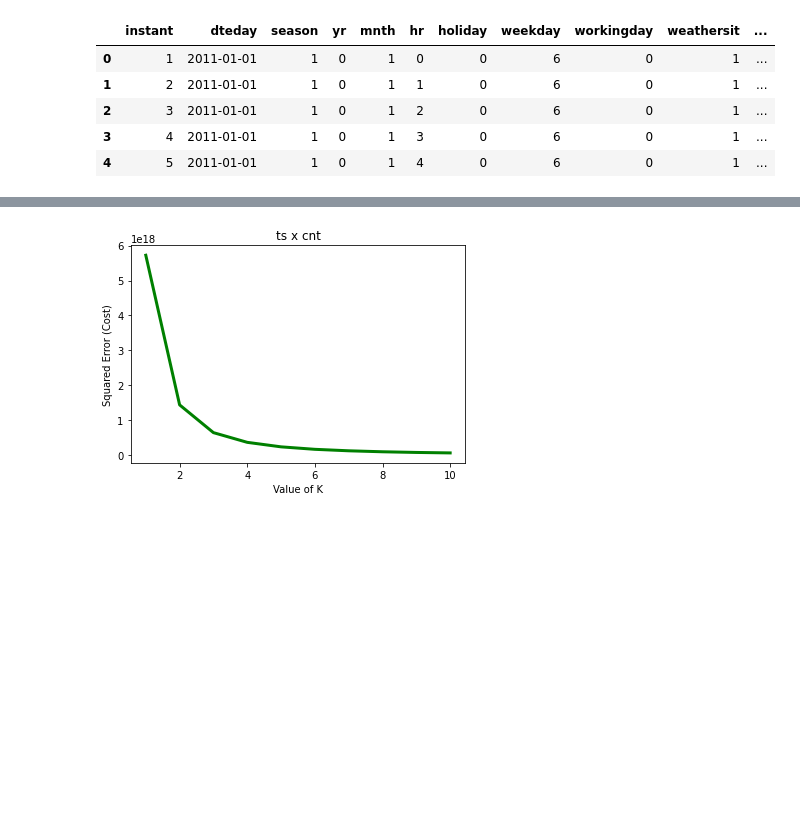
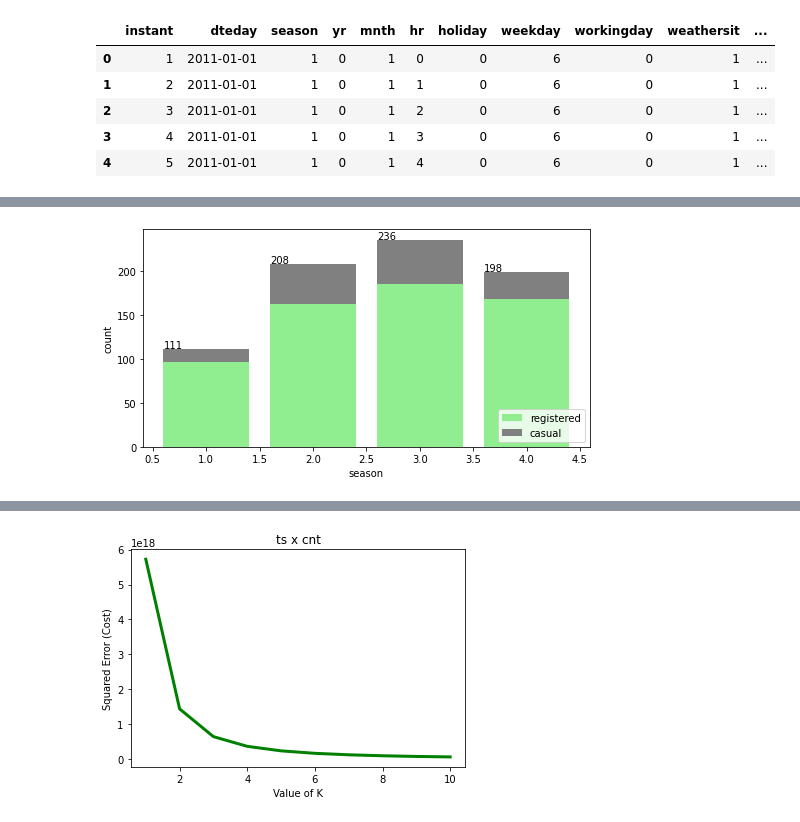
Before and after one commit to lucastsc/bike, a Jupyter notebook: bike.ipynb, the cells around one changed output, grey strips where cells are left out. Cells and saved outputs as stored; diff of their text form; code cells hidden in the pictures; blank space fills up the shorter version.

```diff
--- a/bike.ipynb
+++ b/bike.ipynb
@@ -59,0 +89,4 @@ df.head()
+# %%
+plot_stacked('season', 'registered', 'casual', (8,4), 'lower right')
+# %% [output]
+[figure, added]
```
Also changed, not shown: parts of 9 cells of this notebook.
